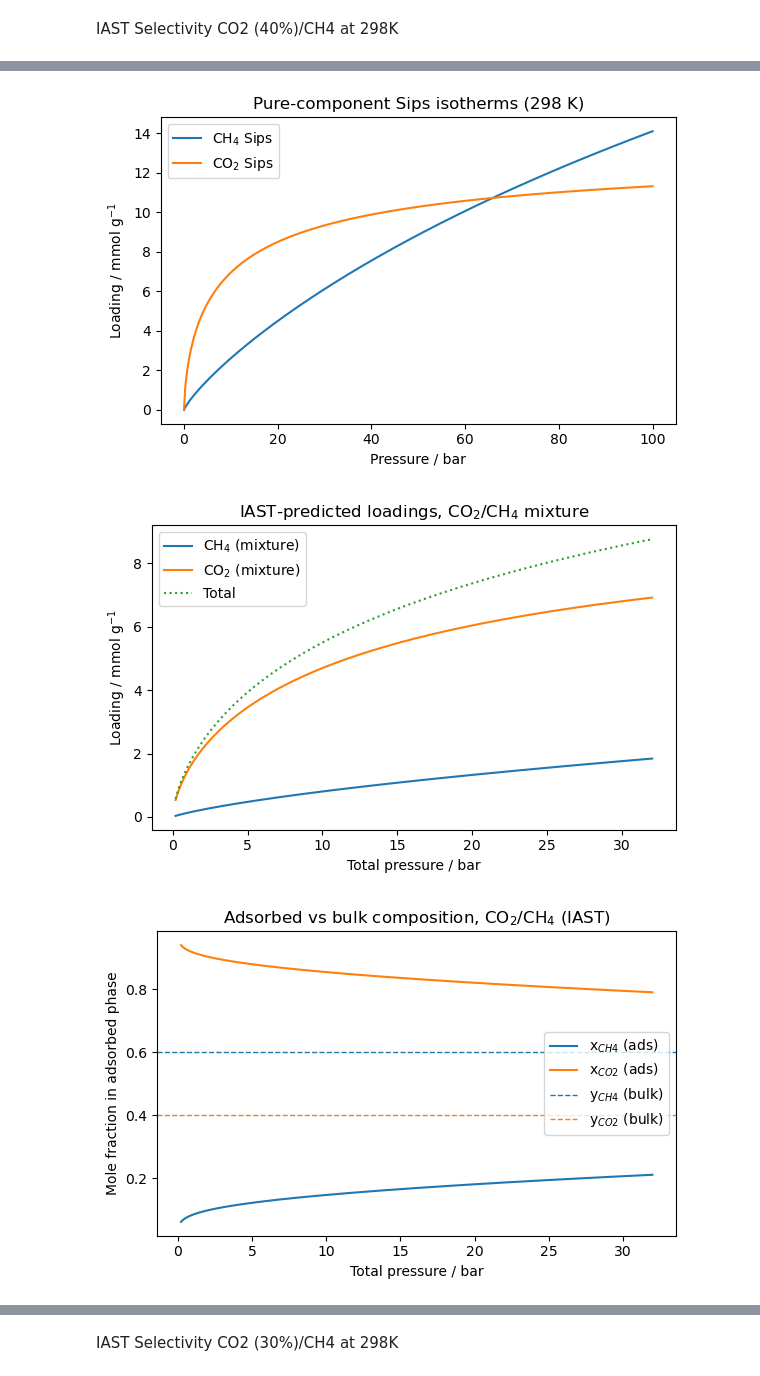
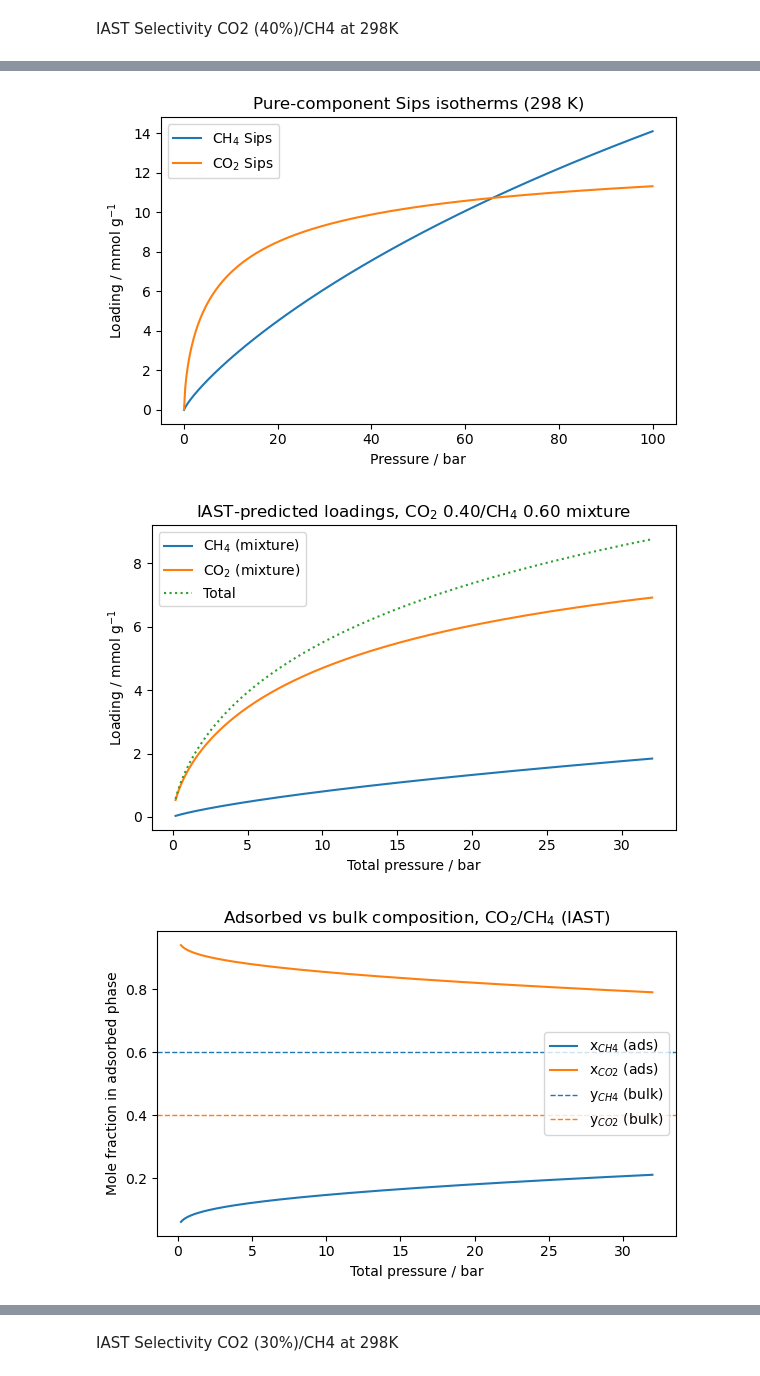
Before and after one commit to gabyralma/Scripts-for-gas-adsorption-isotherms-fitting-and-multivariate-analysis, a Jupyter notebook: pythonIAST.ipynb, the cells around one changed output, grey strips where cells are left out. Cells and saved outputs as stored; diff of their text form; code cells hidden in the pictures.

```diff
--- a/pythonIAST.ipynb
+++ b/pythonIAST.ipynb
@@ -383,11 +385,11 @@ import pandas as pd
 import matplotlib.pyplot as plt
 import pyiast
 
-# ----- 1. Pure-component Sips parameters you already fitted -----
+# ----- 1. Pure-component Sips parameters already fitted -----
 pars_CH4  = dict(Qm=57.87, b=0.002566, n=0.8331)   # CH4 @ 298 K
 pars_CO2 = dict(Qm=13.6633, b=0.1053, n=0.6677)   # CO2 @ 298 K
 
-# Define your Sips isotherm (your chosen form)
+# Define your Sips isotherm
 def sips_loading(P, pars):
     Qm = pars["Qm"]
     b  = pars["b"]
@@ -430,14 +432,14 @@ N_tot_3bar = q_3bar.sum()
 x_ads_3bar = q_3bar / N_tot_3bar
 
 select_CO2_CH4_3bar = (x_ads_3bar[1] / x_ads_3bar[0]) / (y_bulk[1] / y_bulk[0])
-print("=== IAST at 3 bar, y = [CH4 0.60, CO2 0.40] ===")
+print("=== IAST at 298 K, 3 bar, y = [CH4 0.60, CO2 0.40] ===")
 print(f"Total loading        : {N_tot_3bar:.2f} mmol g⁻¹")
 print(f"Adsorbed fractions   : CH4 {x_ads_3bar[0]:.3f} | CO2 {x_ads_3bar[1]:.3f}")
 print(f"Selectivity CO2/CH4  : {select_CO2_CH4_3bar:.1f}")
 print("================================================\n")
 
 # ----- 5. IAST vs pressure sweep (same log-spaced grid as before) -----
-# Keep log-spaced mixture pressures for consistency with previous results
+# Keep log-spaced mixture pressures for consistency
 P_tot_grid = np.logspace(np.log10(0.2), np.log10(32.0), 150)  # 0.2 → 32 bar
 
 records = []
@@ -470,8 +472,8 @@ for P in P_tot_grid:
     )
 
 df_iast = pd.DataFrame(records)
-df_iast.to_csv("IAST_CO2_CH4_results.csv", index=False)
-print("Saved IAST results to: IAST_CO2_CH4_results.csv")
+df_iast.to_csv("IAST_CO2_0.40_CH4_0.60_results.csv", index=False)
+print("Saved IAST results to: IAST_CO2_0.40_CH4_0.60_results.csv")
 
 # ----- 6. Plotting on LINEAR axes + saving figures ----------------
 
@@ -481,7 +483,6 @@ def save_and_show(basename):
     plt.show()
 
 # 6a. Pure Sips isotherms
-# (For smoother line on linear axis, optionally make a separate linear P_plot)
 P_plot = np.linspace(Pgrid.min(), Pgrid.max(), 400)
 q_CH4_plot  = sips_loading(P_plot, pars_CH4)
 q_CO2_plot = sips_loading(P_plot, pars_CO2)
@@ -503,8 +504,8 @@ plt.plot(df_iast["P_tot_bar"], df_iast["q_tot_mmol_g"], label="Total", linestyle
 plt.xlabel("Total pressure / bar")
 plt.ylabel("Loading / mmol g$^{-1}$")
 plt.legend()
-plt.title("IAST-predicted loadings, CO$_2$/CH$_4$ mixture")
-save_and_show("IAST_loadings_CO2_CH4")
+plt.title("IAST-predicted loadings, CO$_2$ 0.40/CH$_4$ 0.60 mixture")
+save_and_show("IAST_loadings_CO2_0.40_CH4_0.60")
 
 # 6c. Adsorbed phase composition vs pressure
 plt.figure(figsize=(6, 4))
@@ -516,20 +517,20 @@ plt.xlabel("Total pressure / bar")
 plt.ylabel("Mole fraction in adsorbed phase")
 plt.legend()
 plt.title("Adsorbed vs bulk composition, CO$_2$/CH$_4$ (IAST)")
-save_and_show("IAST_composition_CO2_CH4")
+save_and_show("IAST_composition_CO2_0.40_CH4_0.60")
 
 # 6d. Selectivity vs pressure
 plt.figure(figsize=(6, 4))
 plt.plot(df_iast["P_tot_bar"], df_iast["selectivity_CO2_CH4"])
 plt.xlabel("Total pressure / bar")
 plt.ylabel("Selectivity $S_{CO2/CH4}$")
-plt.title("IAST CO$_2$/CH$_4$ selectivity vs pressure")
+plt.title("IAST CO$_2$ 0.40/CH$_4$ 0.60 selectivity vs pressure")
 plt.grid(True, linestyle=":", linewidth=0.5)
-save_and_show("IAST_selectivity_CO2_CH4")
+save_and_show("IAST_selectivity_CO2_0.40_CH4_0.60")
 
 print("Saved figures:")
-print("  pure_isotherms_CO2_CH4.png")
-print("  IAST_loadings_CO2_CH4.png")
-print("  IAST_composition_CO2_CH4.png")
-print("  IAST_selectivity_CO2_CH4.png")
+print("  pure_isotherms_CO2_0.40_CH4_0.60.png")
+print("  IAST_loadings_CO2_0.40_CH4_0.60.png")
+print("  IAST_composition_CO2_0.40_CH4_0.60.png")
+print("  IAST_selectivity_CO2_0.40_CH4_0.60.png")
 # %% [output]
@@ -543,3 +544,3 @@ Saved IAST results to: IAST_CO2_CH4_results.csv
 [figure]
-[figure, old version]
+[figure, new version]
 [figure]
```
Also changed, not shown: parts of 6 cells of this notebook.
